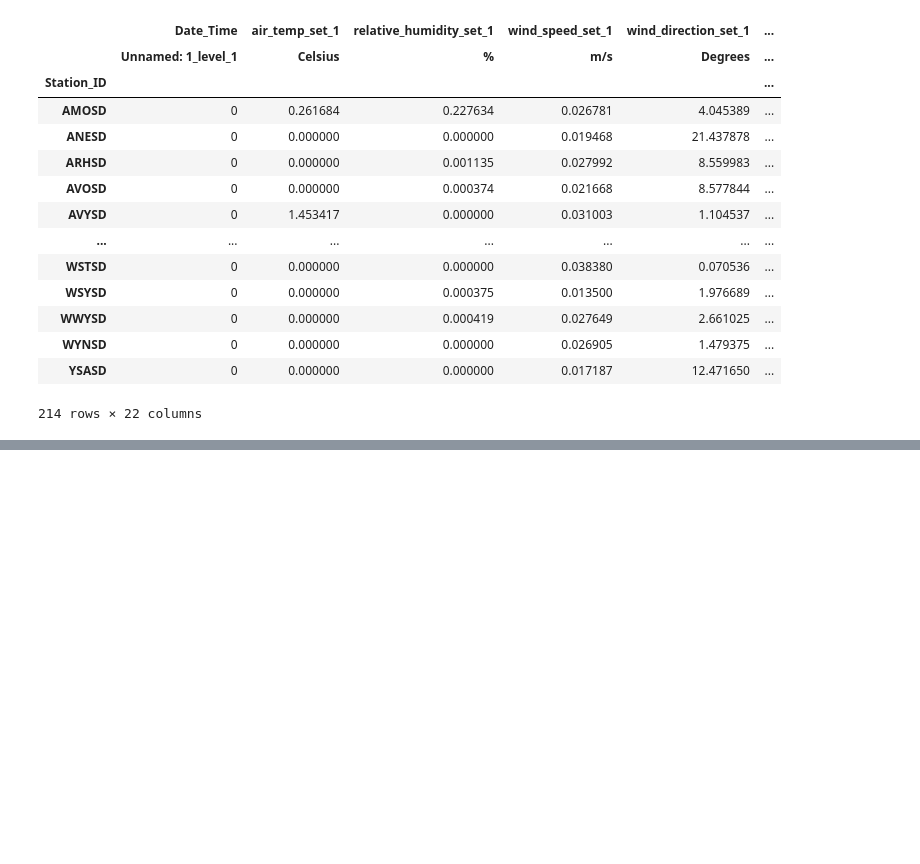
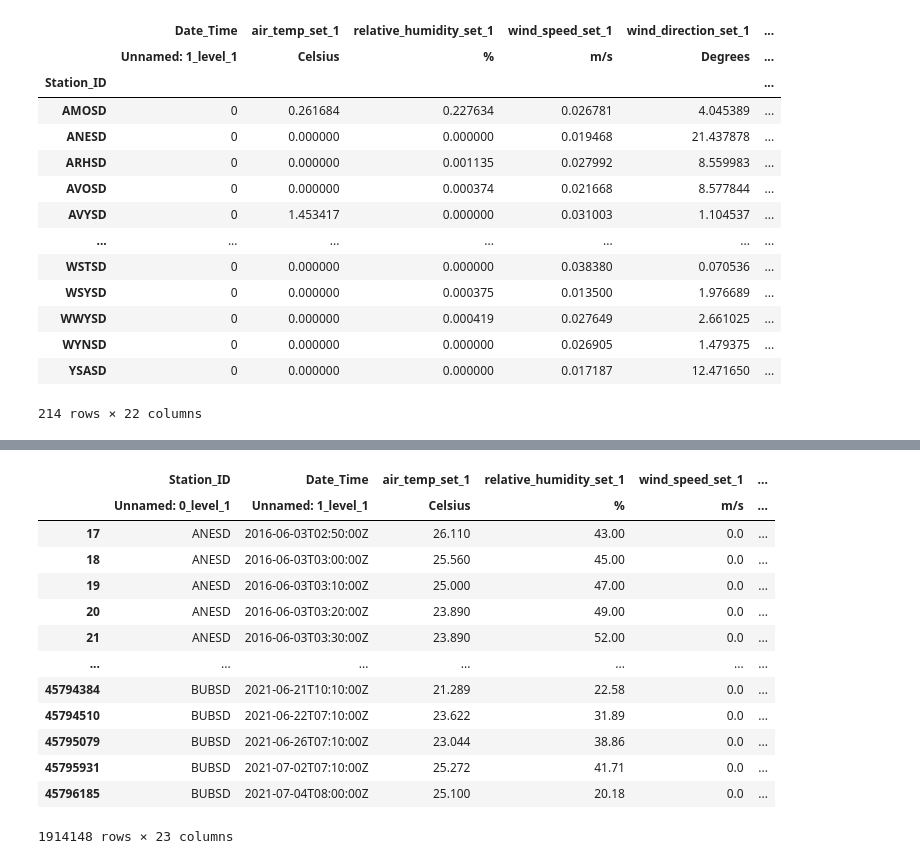
Before and after one commit to shaneluna/smokeynet-engineering, a Jupyter notebook: notebooks/weather/weather_explore.ipynb, the cells around one changed output, grey strips where cells are left out. Drawn from its saved outputs; the diff is of its cells as text; code cells hidden in the pictures; blank space fills up the shorter version.

Commit message:
Added wind direction analysis (#5)
* Added analysis for null wind direction.

```diff
--- a/notebooks/weather/weather_explore.ipynb
+++ b/notebooks/weather/weather_explore.ipynb
@@ -144,0 +149,17 @@ station_null_per_df
+# %%
+weather_df[weather_df["wind_direction_set_1"]["Degrees"].isna()]
+# %% [output]
+|  | Station_ID | Date_Time | air_temp_set_1 | relative_humidity_set_1 | wind_speed_set_1 | ... |
+|  | Unnamed: 0_level_1 | Unnamed: 1_level_1 | Celsius | % | m/s | ... |
+| 17 | ANESD | 2016-06-03T02:50:00Z | 26.110 | 43.00 | 0.0 | ... |
+| 18 | ANESD | 2016-06-03T03:00:00Z | 25.560 | 45.00 | 0.0 | ... |
+| 19 | ANESD | 2016-06-03T03:10:00Z | 25.000 | 47.00 | 0.0 | ... |
+| 20 | ANESD | 2016-06-03T03:20:00Z | 23.890 | 49.00 | 0.0 | ... |
+| 21 | ANESD | 2016-06-03T03:30:00Z | 23.890 | 52.00 | 0.0 | ... |
+| ... | ... | ... | ... | ... | ... | ... |
+| 45794384 | BUBSD | 2021-06-21T10:10:00Z | 21.289 | 22.58 | 0.0 | ... |
+| 45794510 | BUBSD | 2021-06-22T07:10:00Z | 23.622 | 31.89 | 0.0 | ... |
+| 45795079 | BUBSD | 2021-06-26T07:10:00Z | 23.044 | 38.86 | 0.0 | ... |
+| 45795931 | BUBSD | 2021-07-02T07:10:00Z | 25.272 | 41.71 | 0.0 | ... |
+| 45796185 | BUBSD | 2021-07-04T08:00:00Z | 25.100 | 20.18 | 0.0 | ... |
+1914148 rows × 23 columns
```
Also changed, not shown: parts of 4 cells of this notebook.
